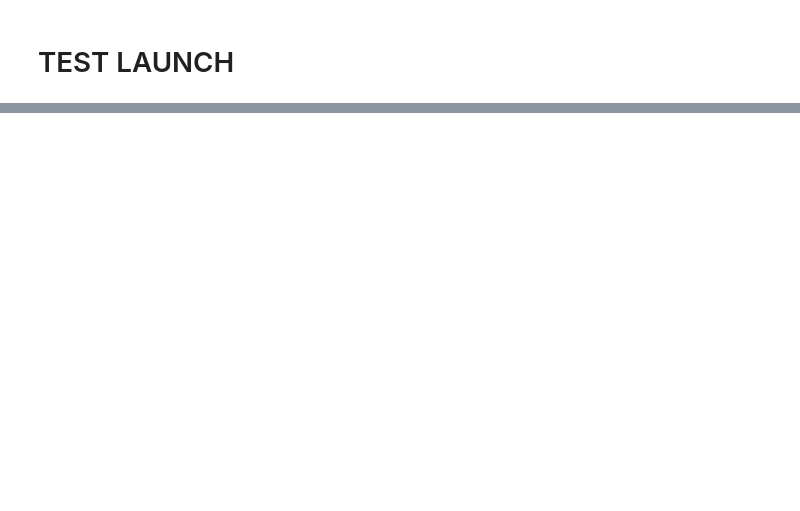
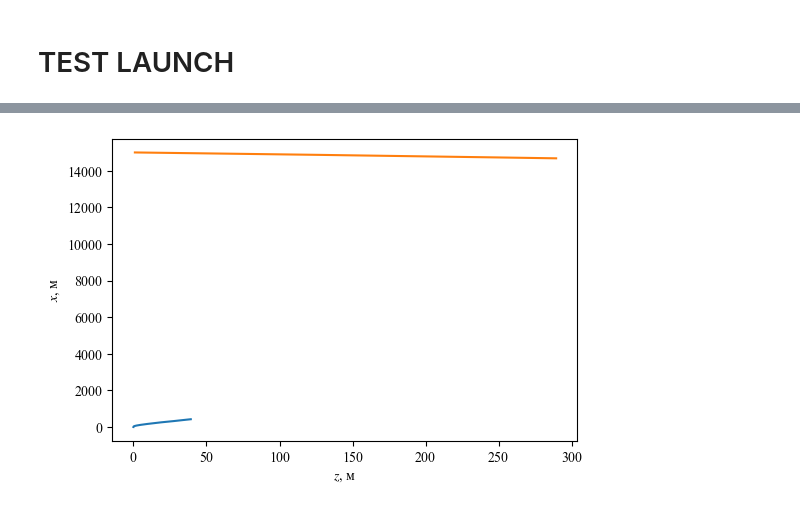
Before and after one commit to kirtis26/Missile3D, a Jupyter notebook: Missile3D.ipynb, the cells around one changed output, grey strips where cells are left out. Cells and saved outputs as stored; diff of their text form; code cells hidden in the pictures; blank space fills up the shorter version.

```diff
--- a/Missile3D.ipynb
+++ b/Missile3D.ipynb
@@ -947,0 +987,9 @@ plt.show()
+# %%
+plt.figure(dpi=100)
+plt.plot(mis.history['z'], mis.history['x'])
+plt.plot(res_trg['z'], res_trg['x'])
+plt.xlabel('$z$, м')
+plt.ylabel('$x$, м')
+plt.show()
+# %% [output]
+[figure, added]
```
Also changed, not shown: parts of 13 cells of this notebook, 1 other file.
